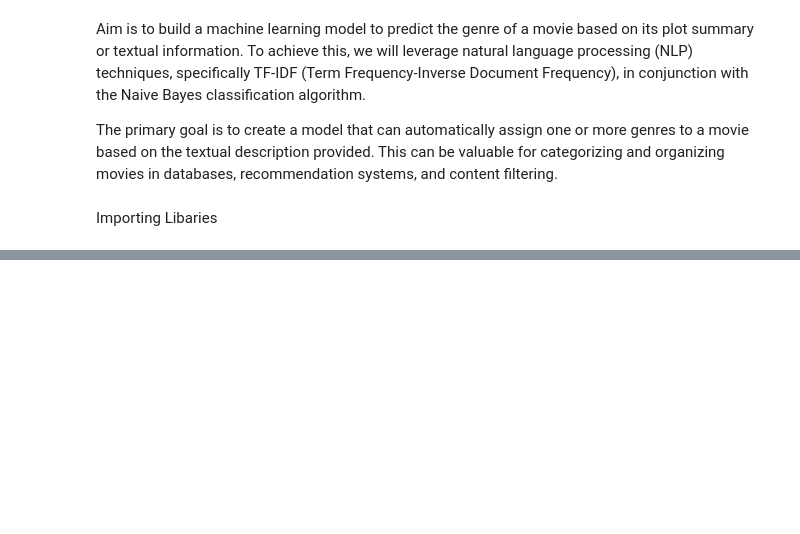
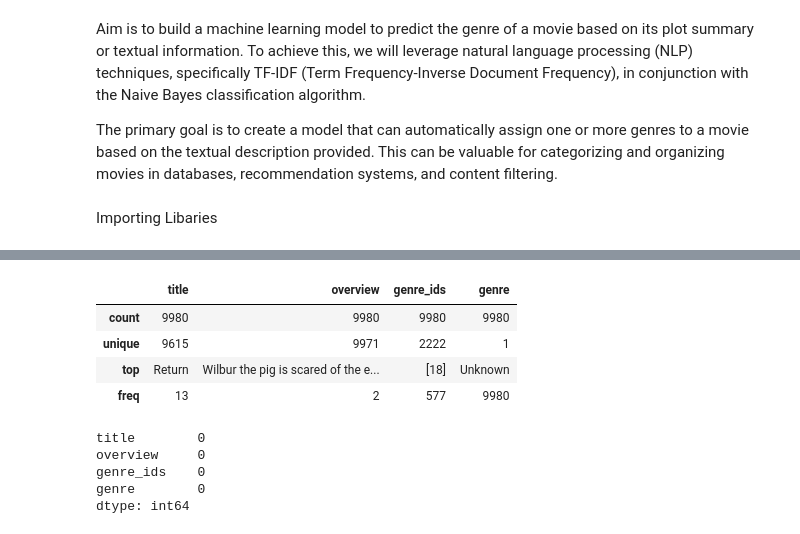
Before and after one commit to Makur123/CodSoft, a Jupyter notebook: movie_genre.ipynb, the cells around one changed output, grey strips where cells are left out. Cells and saved outputs as stored; diff of their text form; code cells hidden in the pictures; blank space fills up the shorter version.

```diff
--- a/movie_genre.ipynb
+++ b/movie_genre.ipynb
@@ -110,5 +83,39 @@ This ensures that the model performance reflects real-world prediction capabilit
 
 This preprocessing pipeline ensures that the textual and categorical data is ready for effective feature extraction and model training in the subsequent stages.
 # %%
-genre_mapping = dict(zip(df['id'], df['name']))
+# Load the genre data (movies_genres)
+genres_df = pd.read_csv('Movie Genre Dataset/movies_genres.csv')
+print("Genres DataFrame:")
+print(genres_df.head())
+
+# Load the overview data (movies_overview)
+overview_df = pd.read_csv('Movie Genre Dataset/movies_overview.csv')
+print("\nOverview DataFrame:")
+print(overview_df.head())
+
+# Check for any missing values in the genre and overview columns
+print("\nChecking missing values in genres_df:")
+print(genres_df.isnull().sum())
+
+print("\nChecking missing values in overview_df:")
+print(overview_df.isnull().sum())
+
+# Optional: If 'genre_ids' exists in overview_df, map the genre_ids to actual genre names
+# Ensure 'genre_ids' in the overview matches 'id' in genres_df
+genre_mapping = dict(zip(genres_df['id'], genres_df['name']))
+
+# Function to map genre_ids to genre names
+def map_genre(genre_id_str):
+    try:
+        genre_id = int(genre_id_str.split()[0])  # Assuming genre_ids might be space-separated
+    except Exception:
+        return 'Unknown'
+    return genre_mapping.get(genre_id, 'Unknown')
+
+# Apply the genre mapping to the overview dataframe
+overview_df['genre'] = overview_df['genre_ids'].apply(map_genre)
+
+# Display the first few rows of the updated overview dataframe
+print("\nUpdated Overview DataFrame with Genre Names:")
+print(overview_df[['overview', 'genre']].head())
 # %% [output]
@@ -115,0 +139,16 @@ KeyError: 'id'
+# %%
+overview_df.describe()
+# %% [output]
+|  | title | overview | genre_ids | genre |
+| count | 9980 | 9980 | 9980 | 9980 |
+| unique | 9615 | 9971 | 2222 | 1 |
+| top | Return | Wilbur the pig is scared of the e... | [18] | Unknown |
+| freq | 13 | 2 | 577 | 9980 |
+# %%
+overview_df.isnull().sum()
+# %% [output]
+title        0
+overview     0
+genre_ids    0
+genre        0
+dtype: int64
```
Also changed, not shown: parts of 18 cells of this notebook, 5 other files.
